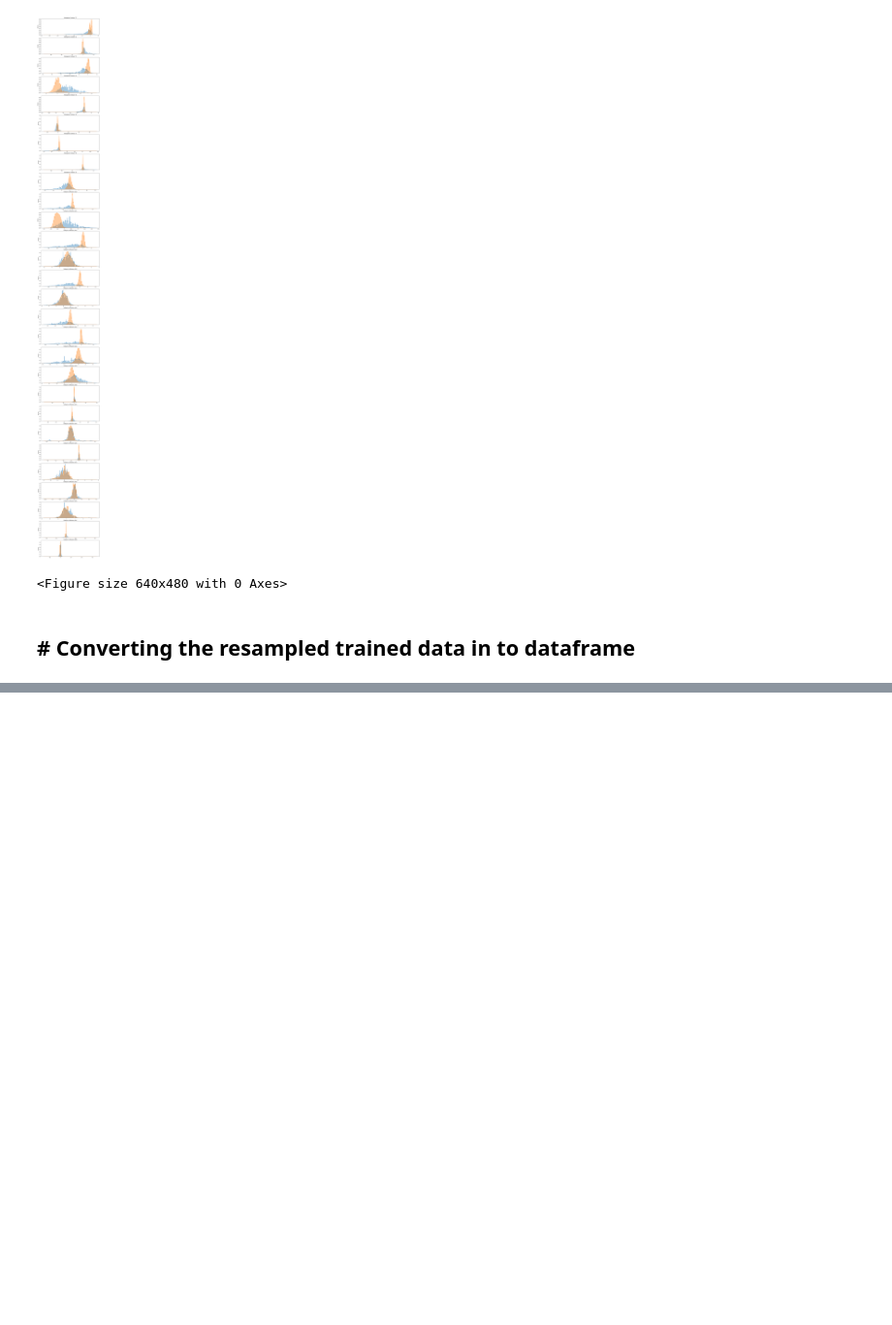
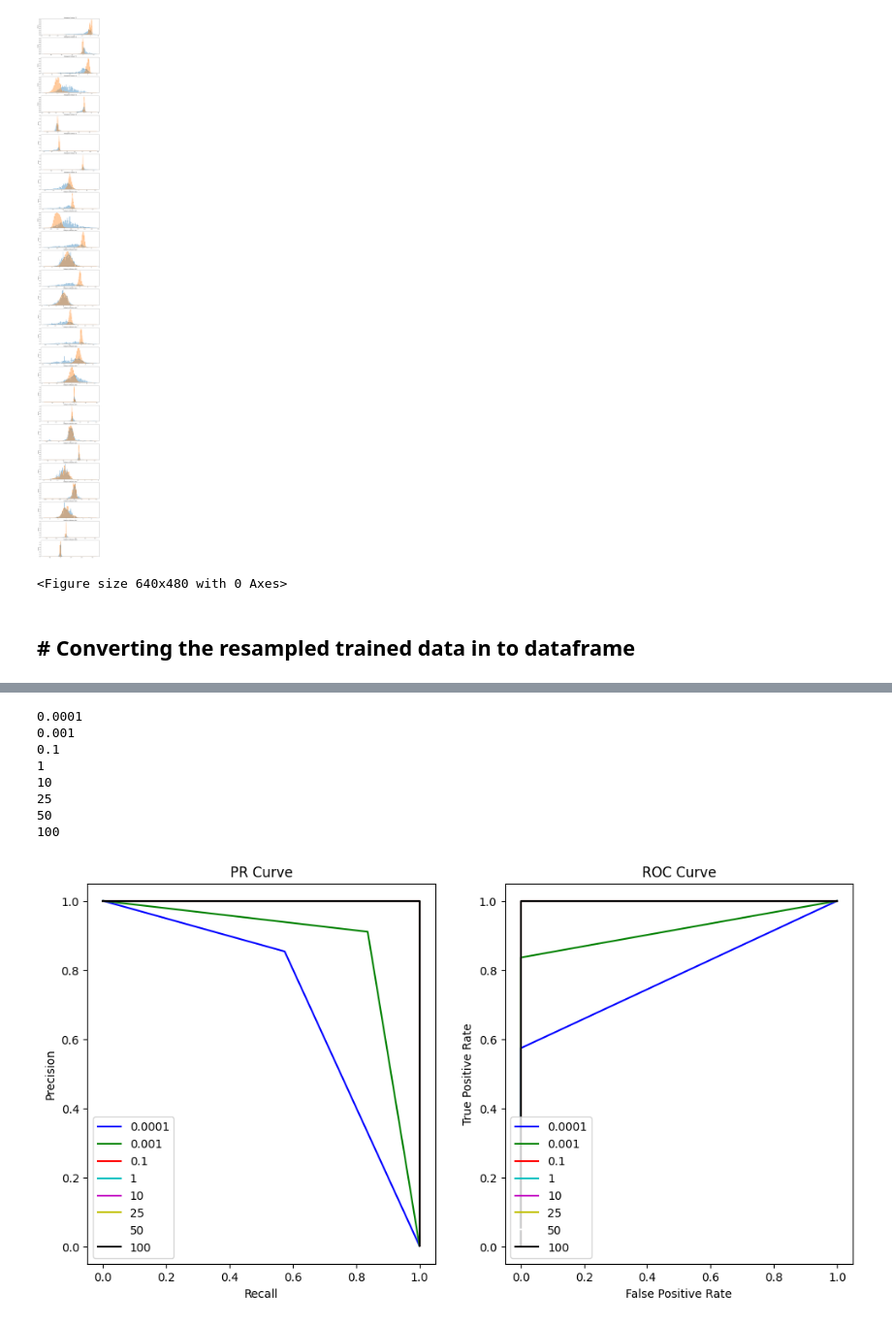
Before and after one commit to anees555/credit_card_fraud_detection, a Jupyter notebook: experiments.ipynb, the cells around one changed output, grey strips where cells are left out. Shown at 97% size. Saved outputs shown, nothing was run; the diff lists cells and outputs as text; code cells hidden in the pictures; blank space fills up the shorter version.

```diff
--- a/experiments.ipynb
+++ b/experiments.ipynb
@@ -129,0 +313,45 @@ def resampled_x_train_processing(train_data_pickle_pth, train_labels_pickle_pth)
+# %%
+
+# Same as above but with unsampled data
+# svm_prec_recal_unsampled_unweighted_different_c
+fig = plt.figure(figsize=(12,6))
+ax1 = fig.add_subplot(1,2,1)
+ax1.set_xlim([-0.05,1.05])
+ax1.set_ylim([-0.05,1.05])
+ax1.set_xlabel('Recall')
+ax1.set_ylabel('Precision')
+ax1.set_title('PR Curve')
+
+ax2 = fig.add_subplot(1,2,2)
+ax2.set_xlim([-0.05,1.05])
+ax2.set_ylim([-0.05,1.05])
+ax2.set_xlabel('False Positive Rate')
+ax2.set_ylabel('True Positive Rate')
+ax2.set_title('ROC Curve')
+
+for c,k in zip([0.0001, 0.001, 0.1, 1, 10, 25, 50, 100],'bgrcmywk'):
+    print(c)
+    lsvm_ = svm.LinearSVC(C=c, dual=False, class_weight={1:1,0:1})
+    lsvm_.fit(dataset['X_train'], dataset['y_train'])
+    y_pred = lsvm_.predict(dataset['X_test'])
+
+    p,r,_ = precision_recall_curve(dataset['y_test'], y_pred)
+    tpr,fpr,_ = roc_curve(dataset['y_test'], y_pred)
+
+    ax1.plot(r,p,c=k,label=c)
+    ax2.plot(tpr,fpr,c=k,label=c)
+
+ax1.legend(loc='lower left')
+ax2.legend(loc='lower left')
+plt.show()
+# Conclusion: c > 0.1 is best
+# %% [output]
+0.0001
+0.001
+0.1
+1
+10
+25
+50
+100
+[figure, added]
```
Also changed, not shown: parts of 27 cells of this notebook, 2 other files.
